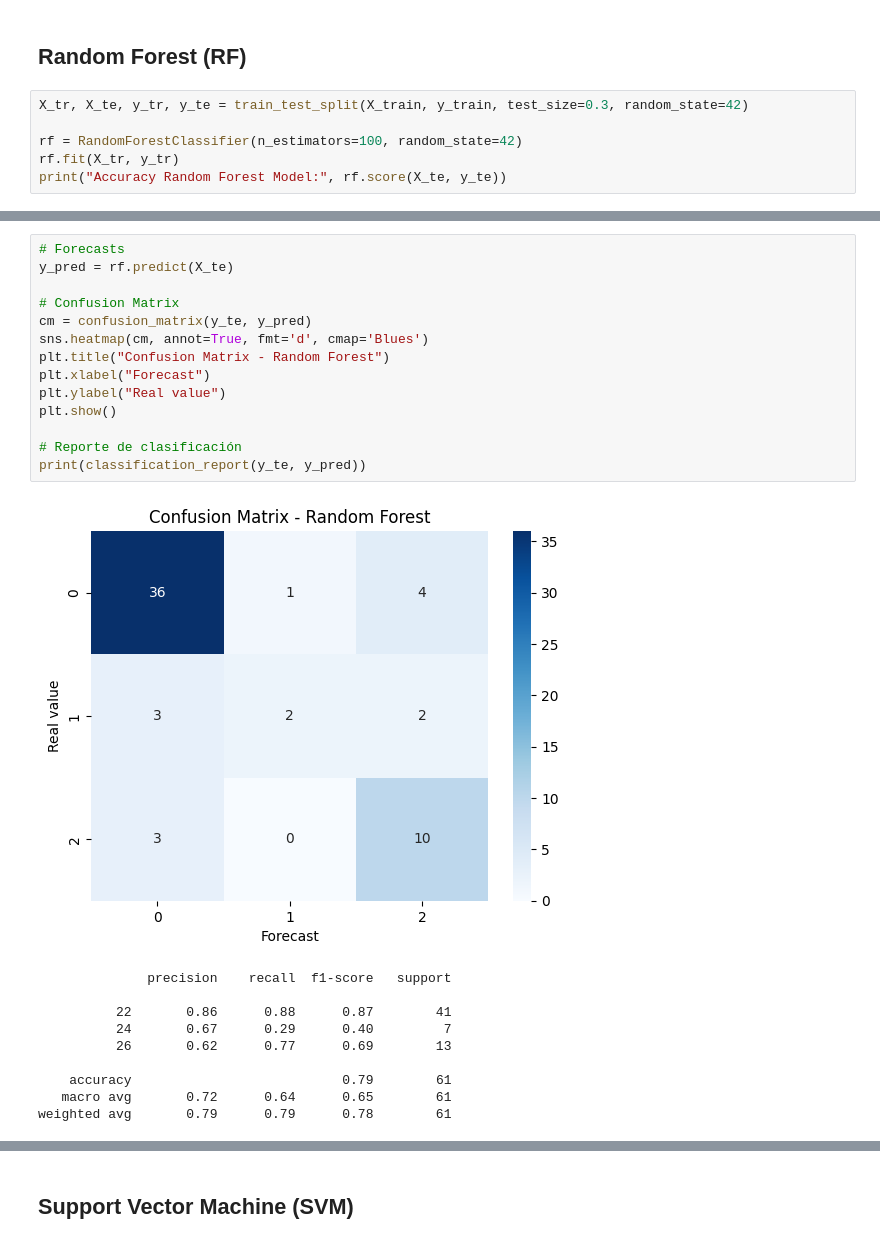
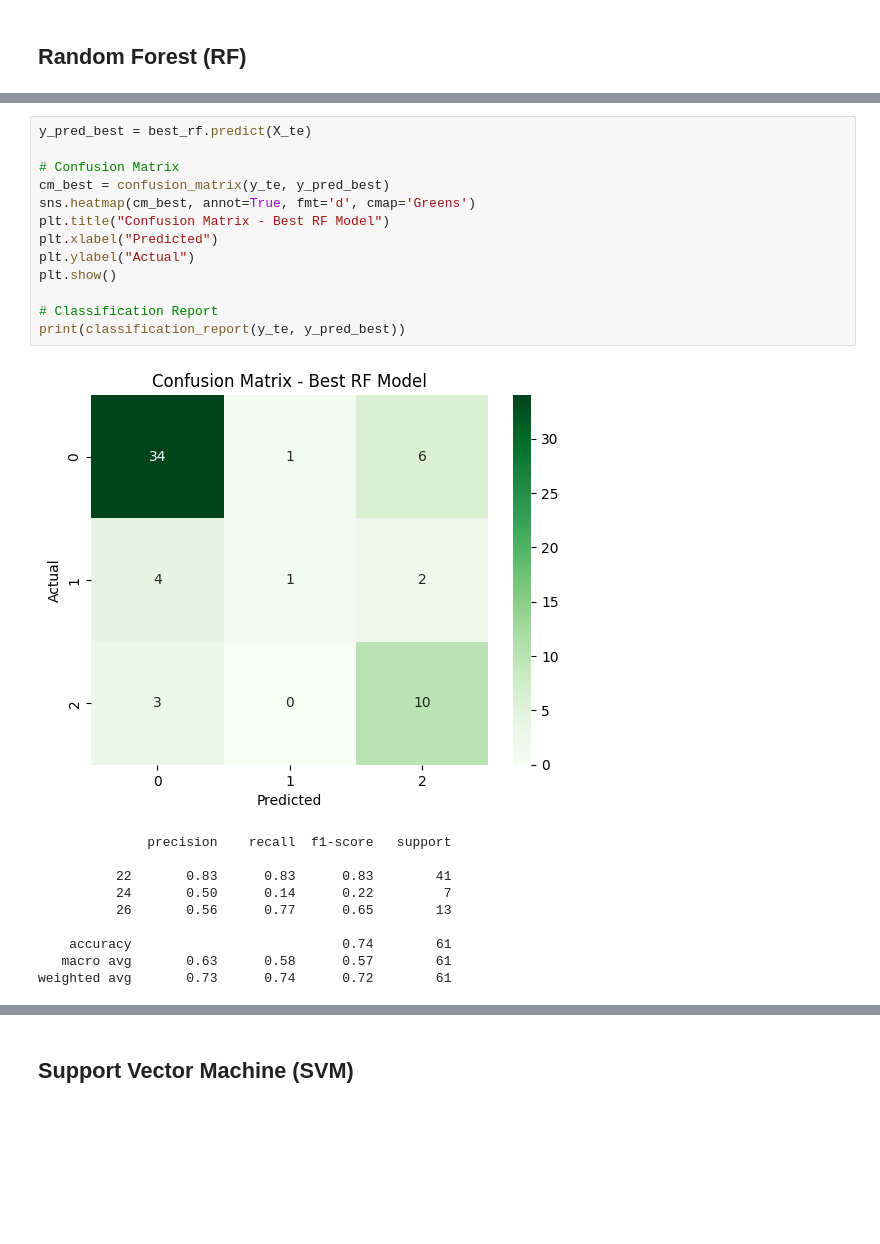
Before and after one commit to spalominoa/WETSAT_v2_spa, a Jupyter notebook: 2_Modelling_WETSAT_Google_Colab/Wetsat_Geoprocessing.ipynb, the cells around one changed output, grey strips where cells are left out. Drawn from its saved outputs; the diff is of its cells as text; blank space fills up the shorter version.

```diff
--- a/2_Modelling_WETSAT_Google_Colab/Wetsat_Geoprocessing.ipynb
+++ b/2_Modelling_WETSAT_Google_Colab/Wetsat_Geoprocessing.ipynb
@@ -258,9 +259,3 @@ print(f"Total samples: {X_train.shape[0]}")
 Total samples: 203
 # %% [markdown]
 ## Random Forest (RF)
-# %%
-X_tr, X_te, y_tr, y_te = train_test_split(X_train, y_train, test_size=0.3, random_state=42)
-
-rf = RandomForestClassifier(n_estimators=100, random_state=42)
-rf.fit(X_tr, y_tr)
-print("Accuracy Random Forest Model:", rf.score(X_te, y_te))
@@ -269,26 +295,25 @@ Accuracy Random Forest Model: 0.7868852459016393
 # %%
-# Forecasts
-y_pred = rf.predict(X_te)
+y_pred_best = best_rf.predict(X_te)
 
 # Confusion Matrix
-cm = confusion_matrix(y_te, y_pred)
-sns.heatmap(cm, annot=True, fmt='d', cmap='Blues')
-plt.title("Confusion Matrix - Random Forest")
-plt.xlabel("Forecast")
-plt.ylabel("Real value")
+cm_best = confusion_matrix(y_te, y_pred_best)
+sns.heatmap(cm_best, annot=True, fmt='d', cmap='Greens')
+plt.title("Confusion Matrix - Best RF Model")
+plt.xlabel("Predicted")
+plt.ylabel("Actual")
 plt.show()
 
-# Reporte de clasificación
-print(classification_report(y_te, y_pred))
+# Classification Report
+print(classification_report(y_te, y_pred_best))
 # %% [output]
-[figure, old version]
+[figure, new version]
               precision    recall  f1-score   support
 
-          22       0.86      0.88      0.87        41
-          24       0.67      0.29      0.40         7
-          26       0.62      0.77      0.69        13
+          22       0.83      0.83      0.83        41
+          24       0.50      0.14      0.22         7
+          26       0.56      0.77      0.65        13
 
-    accuracy                           0.79        61
-   macro avg       0.72      0.64      0.65        61
-weighted avg       0.79      0.79      0.78        61
+    accuracy                           0.74        61
+   macro avg       0.63      0.58      0.57        61
+weighted avg       0.73      0.74      0.72        61
 # %%
```
Also changed, not shown: parts of 9 cells of this notebook.
